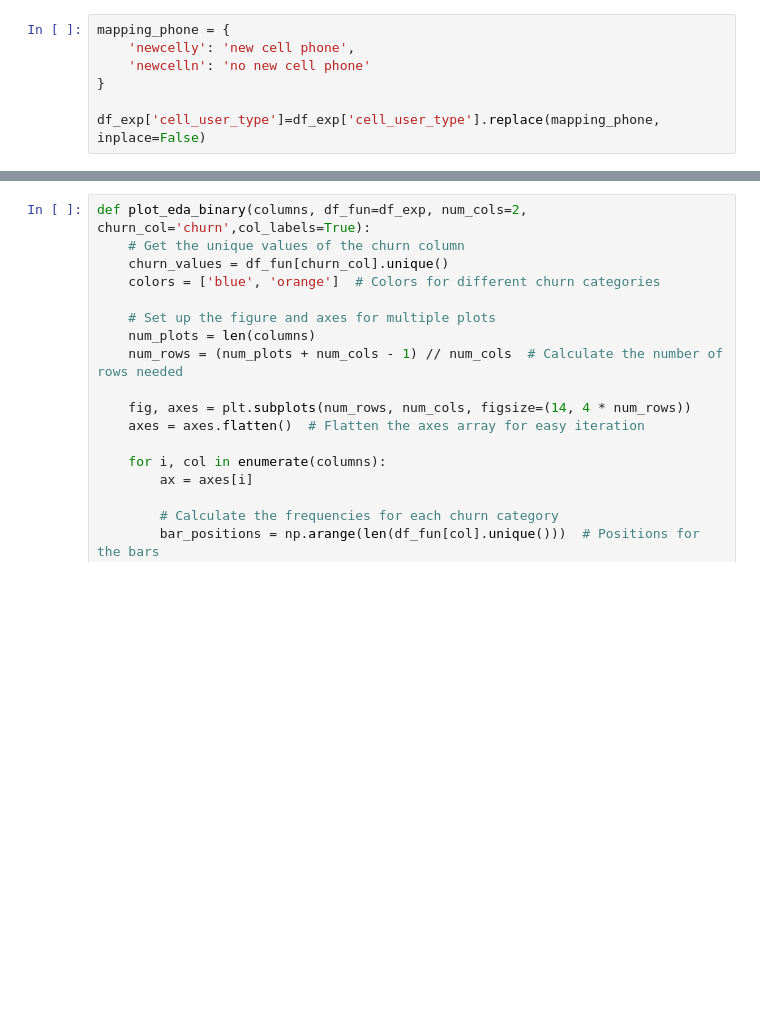
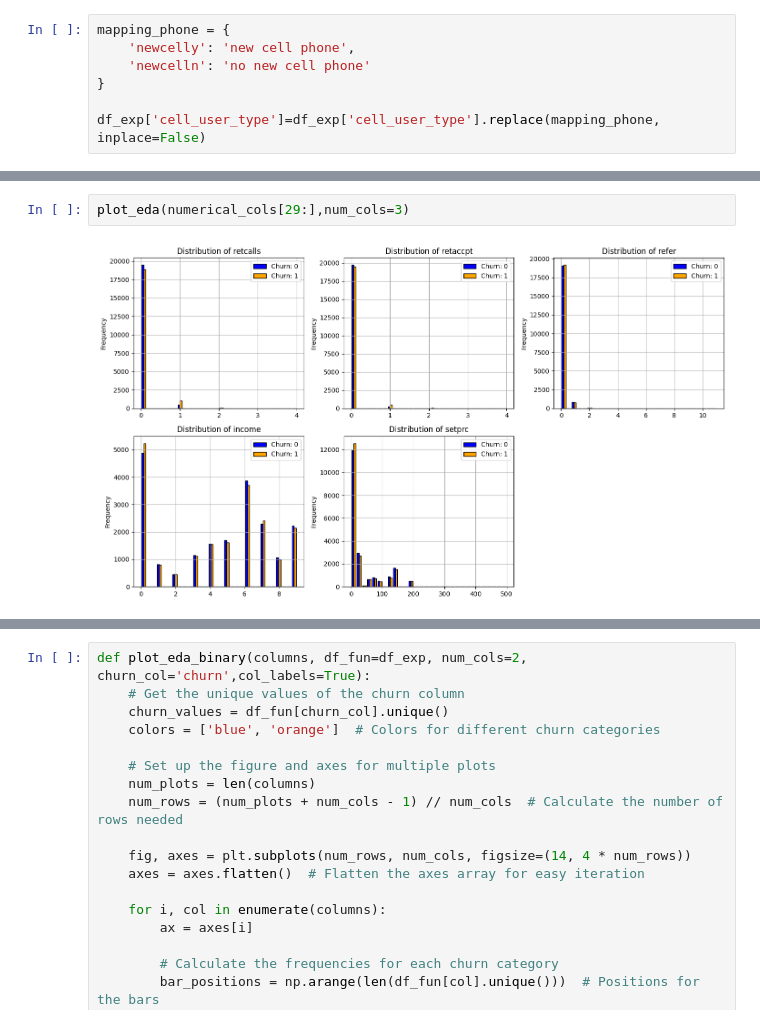
Before and after one commit to GrzegKrajewski/Masters_churn, a Jupyter notebook: code_masters_gk.ipynb, the cells around one changed output, grey strips where cells are left out. Drawn from its saved outputs; the diff is of its cells as text; blank space fills up the shorter version.

```diff
--- a/code_masters_gk.ipynb
+++ b/code_masters_gk.ipynb
@@ -325,0 +382,4 @@ plot_eda(numerical_cols,num_cols=3)
+# %%
+plot_eda(numerical_cols[29:],num_cols=3)
+# %% [output]
+[figure, added]
```
Also changed, not shown: parts of 20 cells of this notebook.
